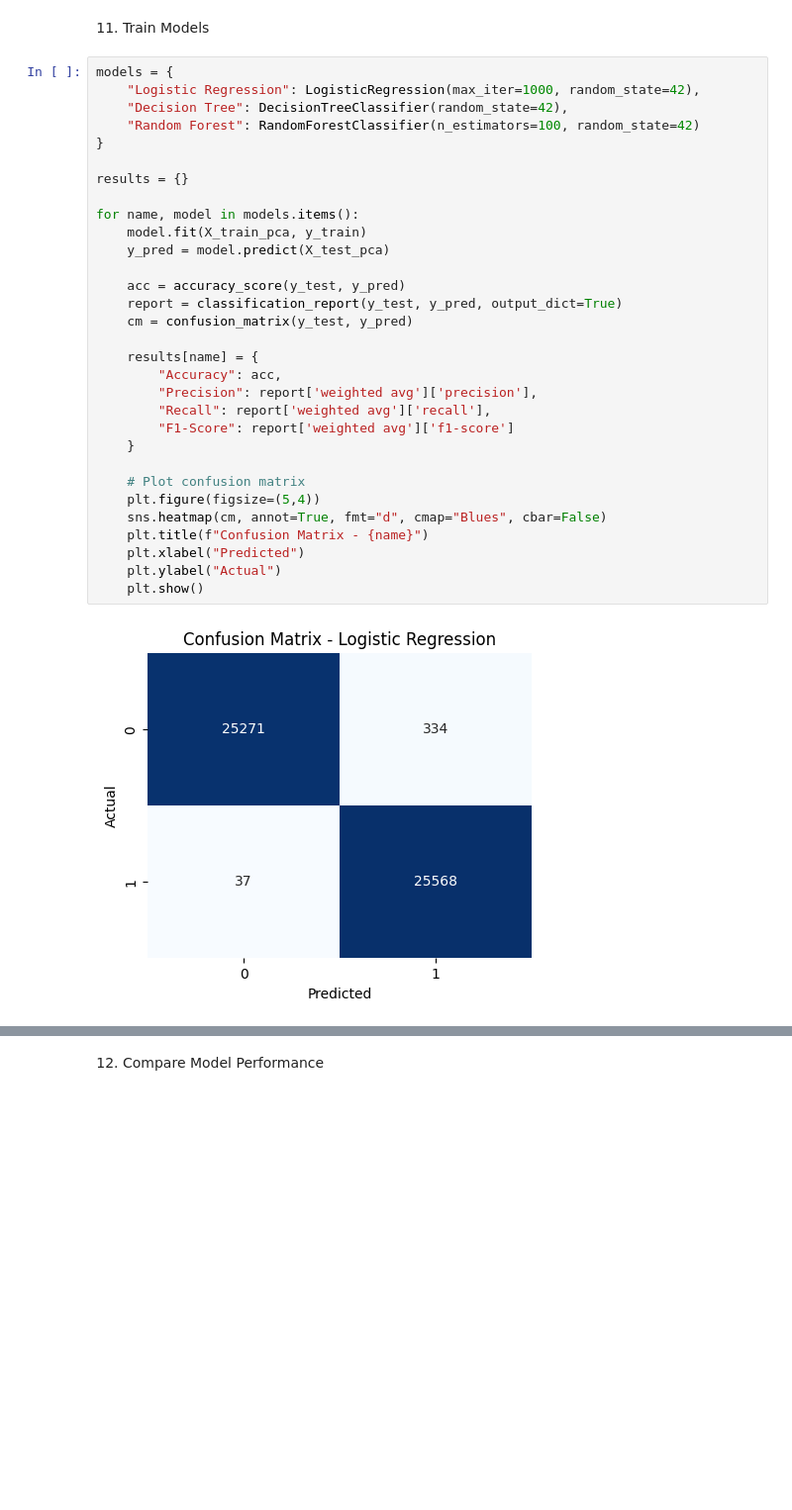
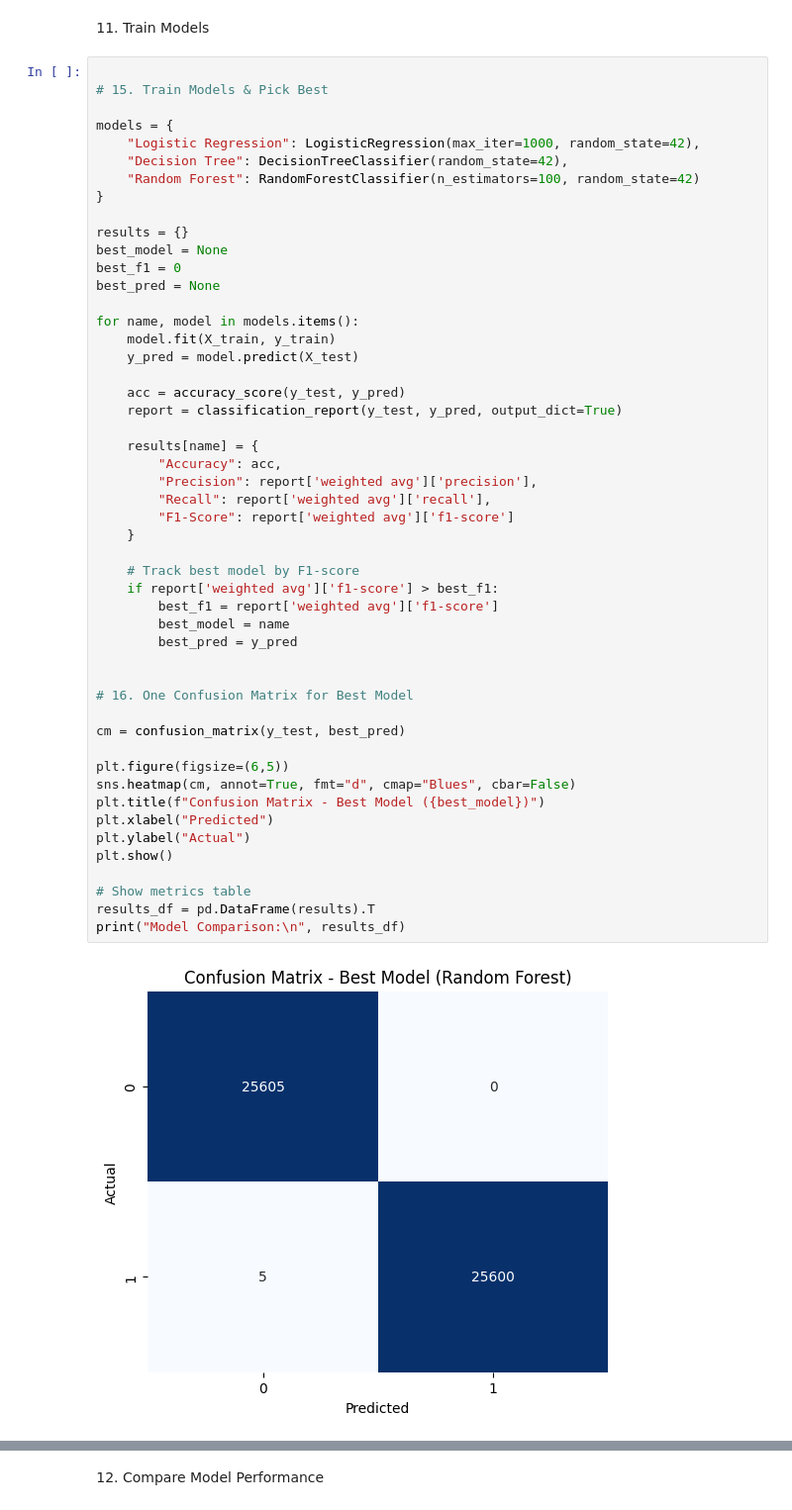
Before and after one commit to yasaswitaraja/SentinelNet, a Jupyter notebook: notebooks/CICIDS2017.ipynb, the cells around one changed output, grey strips where cells are left out. Shown: that part at 99% size. Cells and saved outputs as stored; diff of their text form; blank space fills up the shorter version.

```diff
--- a/notebooks/CICIDS2017.ipynb
+++ b/notebooks/CICIDS2017.ipynb
@@ -108,35 +115,54 @@ X_train, X_test, y_train, y_test = train_test_split(
 
  11. Train Models
 # %%
+
+# 15. Train Models & Pick Best
+
 models = {
     "Logistic Regression": LogisticRegression(max_iter=1000, random_state=42),
     "Decision Tree": DecisionTreeClassifier(random_state=42),
     "Random Forest": RandomForestClassifier(n_estimators=100, random_state=42)
 }
 
 results = {}
+best_model = None
+best_f1 = 0
+best_pred = None
 
 for name, model in models.items():
-    model.fit(X_train_pca, y_train)
-    y_pred = model.predict(X_test_pca)
+    model.fit(X_train, y_train)
+    y_pred = model.predict(X_test)
 
     acc = accuracy_score(y_test, y_pred)
     report = classification_report(y_test, y_pred, output_dict=True)
-    cm = confusion_matrix(y_test, y_pred)
 
     results[name] = {
         "Accuracy": acc,
         "Precision": report['weighted avg']['precision'],
         "Recall": report['weighted avg']['recall'],
         "F1-Score": report['weighted avg']['f1-score']
     }
 
-    # Plot confusion matrix
-    plt.figure(figsize=(5,4))
-    sns.heatmap(cm, annot=True, fmt="d", cmap="Blues", cbar=False)
-    plt.title(f"Confusion Matrix - {name}")
-    plt.xlabel("Predicted")
-    plt.ylabel("Actual")
-    plt.show()
+    # Track best model by F1-score
+    if report['weighted avg']['f1-score'] > best_f1:
+        best_f1 = report['weighted avg']['f1-score']
+        best_model = name
+        best_pred = y_pred
+
+
+# 16. One Confusion Matrix for Best Model
+
+cm = confusion_matrix(y_test, best_pred)
+
+plt.figure(figsize=(6,5))
+sns.heatmap(cm, annot=True, fmt="d", cmap="Blues", cbar=False)
+plt.title(f"Confusion Matrix - Best Model ({best_model})")
+plt.xlabel("Predicted")
+plt.ylabel("Actual")
+plt.show()
+
+# Show metrics table
+results_df = pd.DataFrame(results).T
+print("Model Comparison:\n", results_df)
 # %% [output]
-[figure, old version]
+[figure, new version]
```
Also changed, not shown: parts of 9 cells of this notebook.
